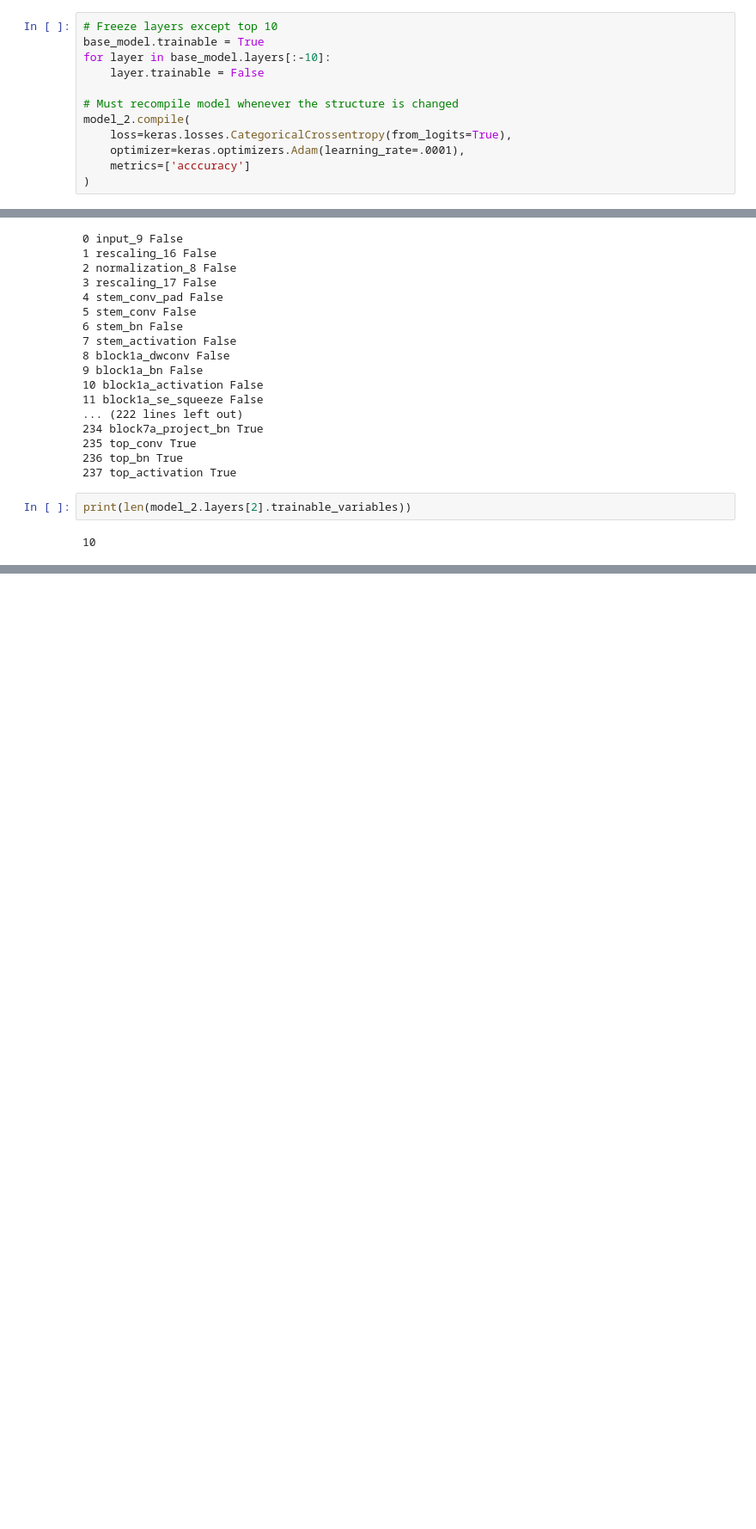
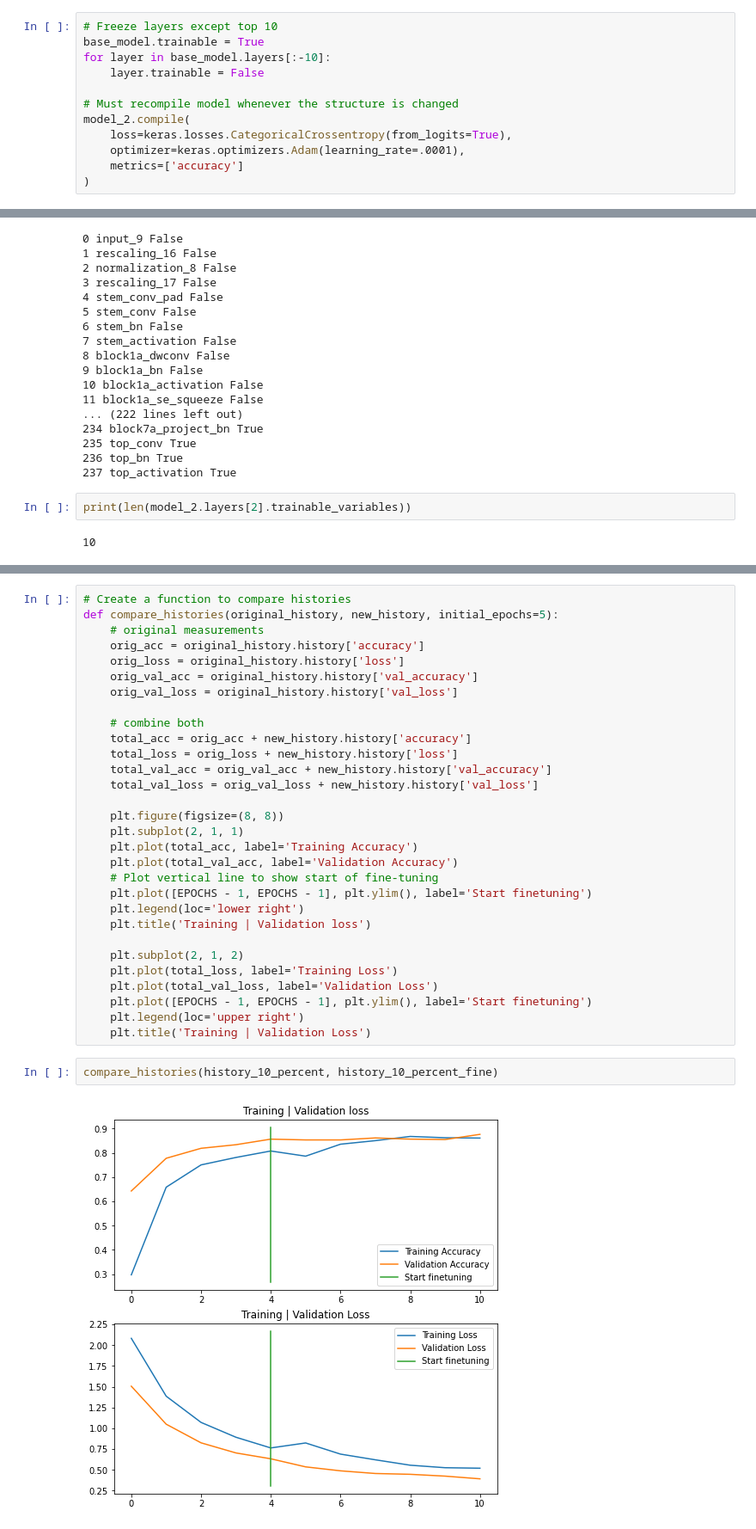
Before and after one commit to Ammar-Raneez/TF_Learning_ZTM, a Jupyter notebook: transfer-learning-fine-tuning.ipynb, the cells around one changed output, grey strips where cells are left out. Shown at 86% size. Drawn from its saved outputs; the diff is of its cells as text; blank space fills up the shorter version.

Commit message:
Compare history curves

```diff
--- a/transfer-learning-fine-tuning.ipynb
+++ b/transfer-learning-fine-tuning.ipynb
@@ -704,7 +704,7 @@ for layer in base_model.layers[:-10]:
 model_2.compile(
     loss=keras.losses.CategoricalCrossentropy(from_logits=True),
     optimizer=keras.optimizers.Adam(learning_rate=.0001),
-    metrics=['acccuracy']
+    metrics=['accuracy']
 )
 # %%
 # Check which layers are trainable
@@ -734,0 +776,34 @@ print(len(model_2.layers[2].trainable_variables))
+# %%
+# Create a function to compare histories
+def compare_histories(original_history, new_history, initial_epochs=5):
+    # original measurements
+    orig_acc = original_history.history['accuracy']
+    orig_loss = original_history.history['loss']
+    orig_val_acc = original_history.history['val_accuracy']
+    orig_val_loss = original_history.history['val_loss']
+
+    # combine both
+    total_acc = orig_acc + new_history.history['accuracy']
+    total_loss = orig_loss + new_history.history['loss']
+    total_val_acc = orig_val_acc + new_history.history['val_accuracy']
+    total_val_loss = orig_val_loss + new_history.history['val_loss']
+
+    plt.figure(figsize=(8, 8))
+    plt.subplot(2, 1, 1)
+    plt.plot(total_acc, label='Training Accuracy')
+    plt.plot(total_val_acc, label='Validation Accuracy')
+    # Plot vertical line to show start of fine-tuning
+    plt.plot([EPOCHS - 1, EPOCHS - 1], plt.ylim(), label='Start finetuning')
+    plt.legend(loc='lower right')
+    plt.title('Training | Validation loss')
+
+    plt.subplot(2, 1, 2)
+    plt.plot(total_loss, label='Training Loss')
+    plt.plot(total_val_loss, label='Validation Loss')
+    plt.plot([EPOCHS - 1, EPOCHS - 1], plt.ylim(), label='Start finetuning')
+    plt.legend(loc='upper right')
+    plt.title('Training | Validation Loss')
+# %%
+compare_histories(history_10_percent, history_10_percent_fine)
+# %% [output]
+[figure, added]
```
Also changed, not shown: parts of 3 cells of this notebook.
